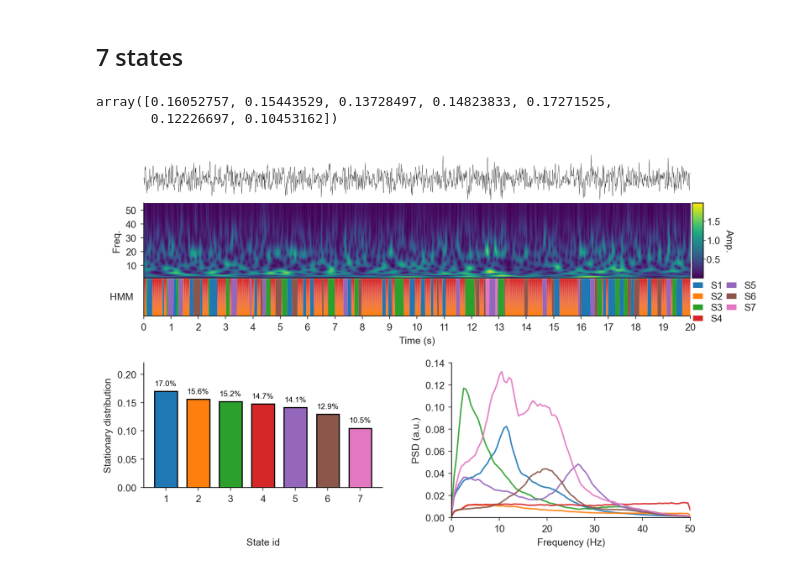
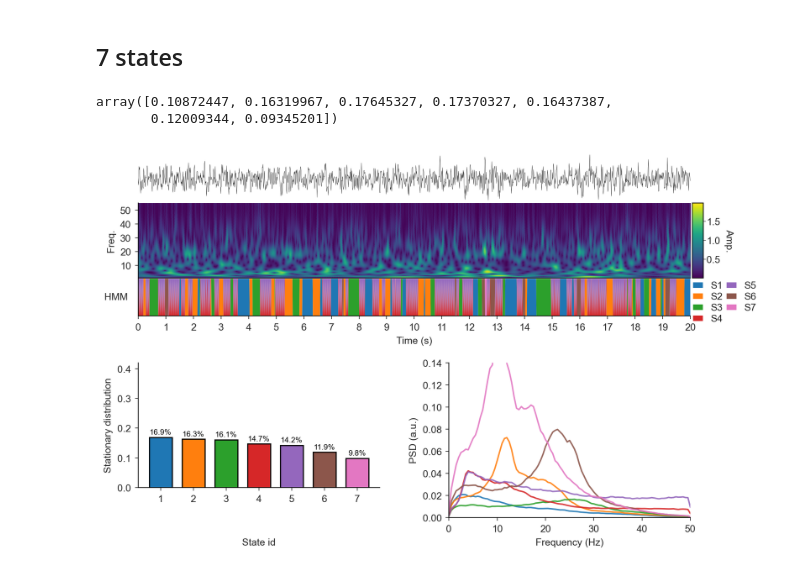
Before and after one commit to schmidt-neural-data-science/TDE-DP-GMM, a Jupyter notebook: notebooks/visualization_hmm_CTF_rest.ipynb, the cells around one changed output. Cells and saved outputs as stored; diff of their text form; code cells hidden in the pictures.

```diff
--- a/notebooks/visualization_hmm_CTF_rest.ipynb
+++ b/notebooks/visualization_hmm_CTF_rest.ipynb
@@ -125,7 +125,7 @@ signal = signal[:, 0]
 
 from nds_toolbox.preprocessing.features import choose_embedding_dim
 
-num_emb = choose_embedding_dim(np.mean(f[peaks]), fs, min_cycles = 2.5, ensure_odd = True)
+num_emb = choose_embedding_dim(np.mean(f[peaks]), fs, min_cycles = 3, ensure_odd = True)
 
 print("num_embeddings", num_emb) #15 emb
 
@@ -205,7 +208,7 @@ fig.savefig(
 ## 7 states
 # %%
 num_states = 7
-res7 = hmm_res.query("num_states == 7")
+res7 = hmm_res.query(f"num_states == {num_states}")
 
 
 
@@ -228,8 +231,8 @@ f_vec, psd_vec = summary_stats["spectra"]
 # %%
 fo
 # %% [output]
-array([0.16052757, 0.15443529, 0.13728497, 0.14823833, 0.17271525,
-       0.12226697, 0.10453162])
+array([0.10872447, 0.16319967, 0.17645327, 0.17370327, 0.16437387,
+       0.12009344, 0.09345201])
 # %%
 
 import matplotlib.pyplot as plt
@@ -382,7 +385,7 @@ for k, w in enumerate(stationary_dist):
     axes["b"].tick_params(axis='y')
 
 
-    axes["b"].set_ylim(0, 0.22)
+    axes["b"].set_ylim(0, 0.42)
 
 
 
@@ -395,31 +398,31 @@ for i in range(num_states):
     axes["c"].set_ylabel("PSD (a.u.)")
     axes["c"].set_ylim(0, 0.14)
     #ab_c.tick_params(axis="both", which="both", bottom = False, top = False, left = False, right = False)
     #ab_c.grid(False)
 
 
 
 
 axes["d"].set_xticks([])
 axes["d"].set_yticks([])
 axes["d"].spines[:].set_visible(False)
 axes["d"].set_xlabel("State id")
 fig.align_xlabels([axes["c"], axes["d"]])
 
 
 
 
 
 #fig.align_ylabels([axes["a3"], axes["a4"]])
 
 
 
 
 fig.savefig(
     f"../figures/CTF_rest_HMM_{num_states}.jpg",
     bbox_inches="tight")
 
 
 plt.show()
 # %% [output]
-[figure, old version]
+[figure, new version]
```
Also changed, not shown: parts of 6 cells of this notebook, 2 other files.
